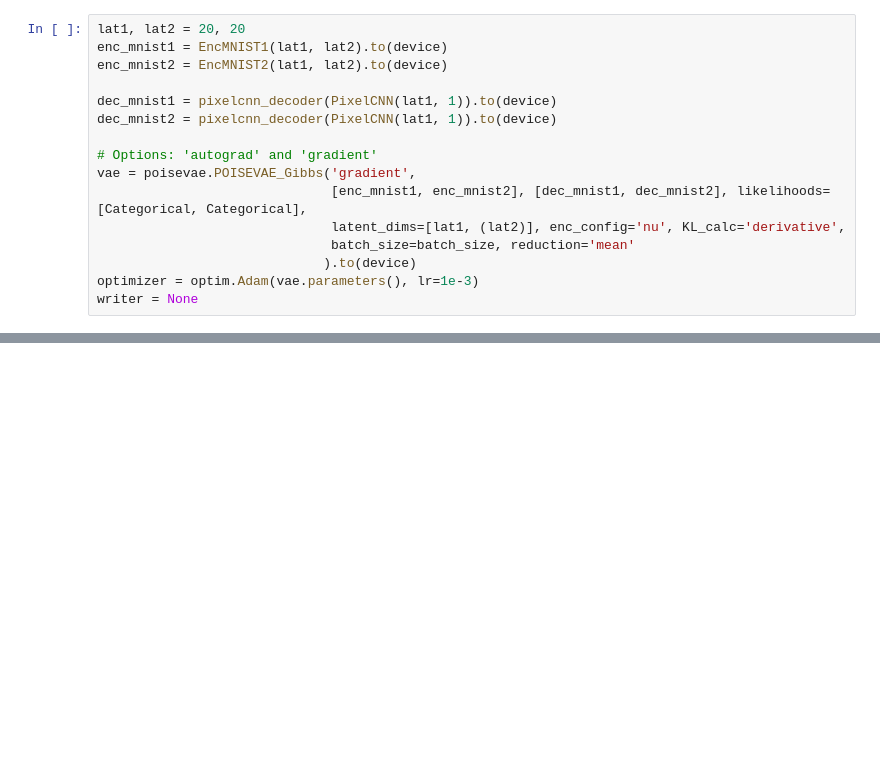
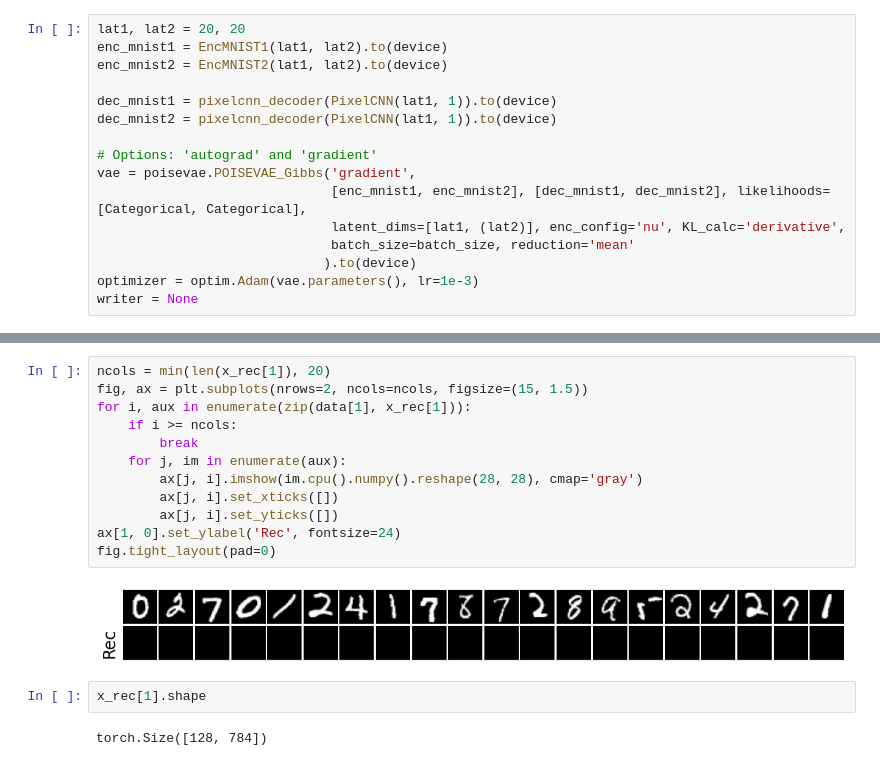
Before and after one commit to achintzeus1994/conditional_pixel_vae, a Jupyter notebook: POISEVAE-master/example/MNIST_MNIST_PixelCNN.ipynb, the cells around one changed output, grey strips where cells are left out. Saved outputs shown, nothing was run; the diff lists cells and outputs as text; blank space fills up the shorter version.

```diff
--- a/POISEVAE-master/example/MNIST_MNIST_PixelCNN.ipynb
+++ b/POISEVAE-master/example/MNIST_MNIST_PixelCNN.ipynb
@@ -65,0 +142,18 @@ TypeError: forward() missing 2 required positional arguments: 'img' and 'generat
+# %%
+ncols = min(len(x_rec[1]), 20)
+fig, ax = plt.subplots(nrows=2, ncols=ncols, figsize=(15, 1.5))
+for i, aux in enumerate(zip(data[1], x_rec[1])):
+    if i >= ncols:
+        break
+    for j, im in enumerate(aux):
+        ax[j, i].imshow(im.cpu().numpy().reshape(28, 28), cmap='gray')
+        ax[j, i].set_xticks([])
+        ax[j, i].set_yticks([])
+ax[1, 0].set_ylabel('Rec', fontsize=24)
+fig.tight_layout(pad=0)
+# %% [output]
+[figure, added]
+# %%
+x_rec[1].shape
+# %% [output]
+torch.Size([128, 784])
```
Also changed, not shown: parts of 8 cells of this notebook, 9 other files.
